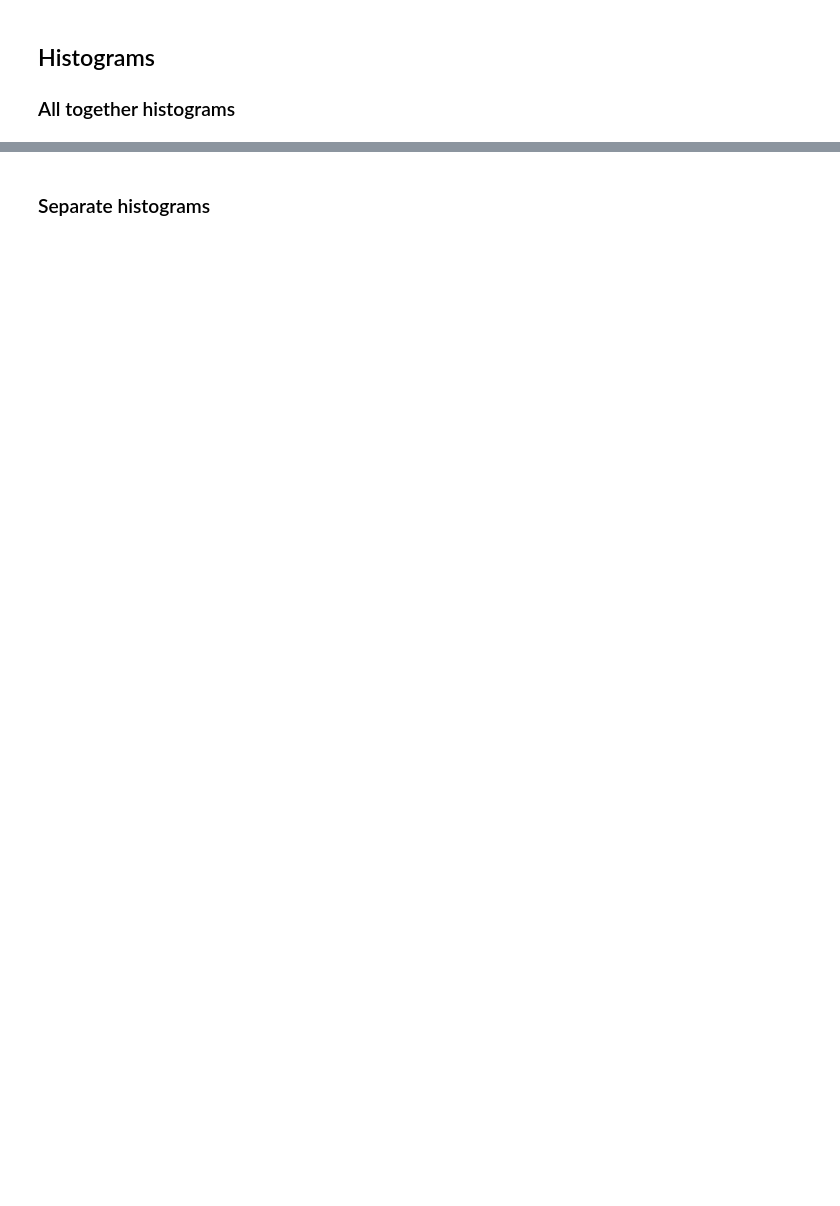
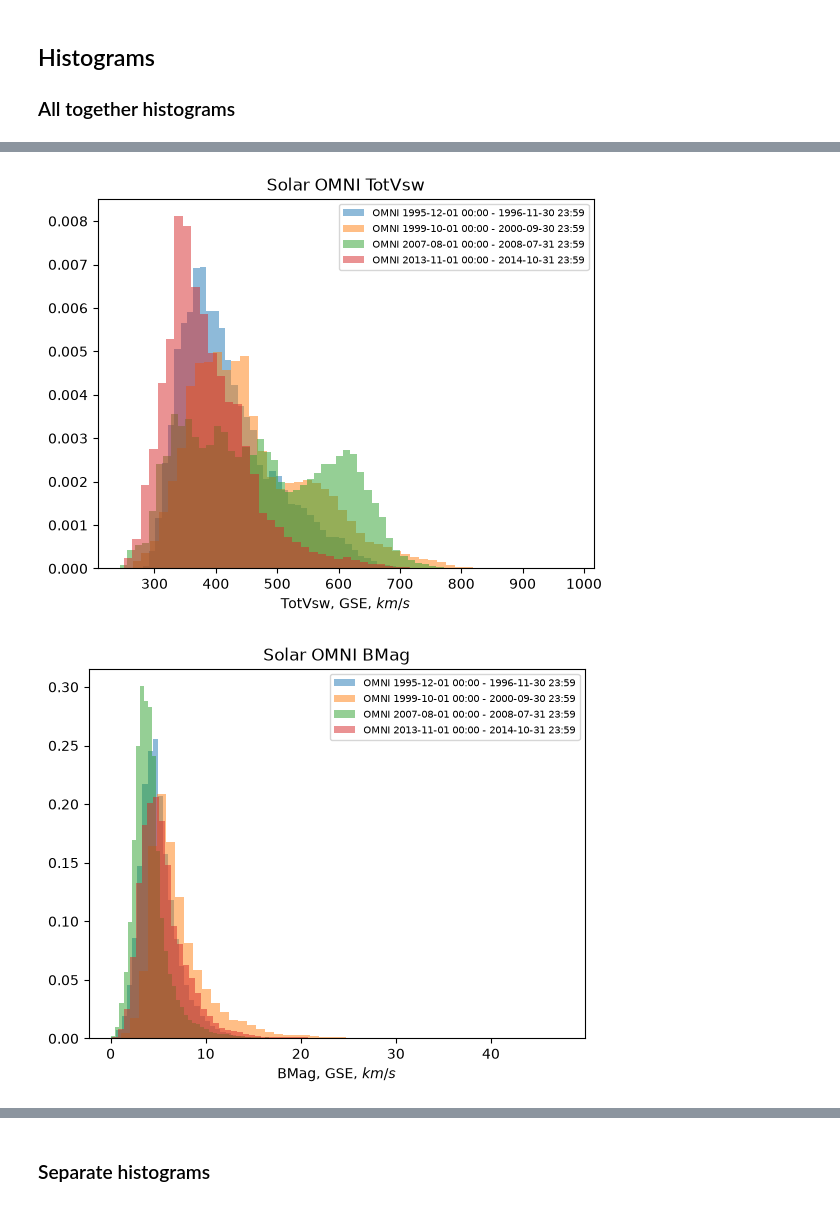
Before and after one commit to rahyndman/SolarWindCode, a Jupyter notebook: PlottingData.ipynb, the cells around one changed output, grey strips where cells are left out. Saved outputs shown, nothing was run; the diff lists cells and outputs as text; code cells hidden in the pictures; blank space fills up the shorter version.

Commit message:
More functions to make getting and plotting new data quicker. Also some legend and axis fix ups from C&L. Also normalised the histograms.

```diff
--- a/PlottingData.ipynb
+++ b/PlottingData.ipynb
@@ -184,27 +217,3 @@ PlotVswDotted(dataTSFirstDates)
 ## Histograms
 
 ### All together histograms
-# %%
-# Histogram formatting - all together
-Bin = 50
-Alpha = 0.5
-Plotting = ["TotVsw", "BMag", "BX_GSE", "BY_GSM", "BZ_GSM"]
-
-for i in range(len(Plotting)):
-    plt.hist(OMNIC23Min._data[Plotting[i]], bins = Bin, label = "OMNIC23Min", alpha = Alpha)
-    plt.hist(OMNIC23Max._data[Plotting[i]], bins = Bin, label = "OMNIC23Max", alpha = Alpha)
-    plt.hist(OMNIC24Min._data[Plotting[i]], bins = Bin, label = "OMNIC24Min", alpha = Alpha)
-    plt.hist(OMNIC24Max._data[Plotting[i]], bins = Bin, label = "OMNIC24Max", alpha = Alpha)
-    plt.title("Solar OMNI " + Plotting[i])
-    plt.xlabel(Plotting[i] + r", GSE, $km/s$")
-    plt.legend()
-    plt.show()
-
-# plt.hist(OMNIC23Min._data["BY_GSM"], bins = Bin, label = "OMNIC23Min", alpha = Alpha)
-# plt.hist(OMNIC23Max._data["BY_GSM"], bins = Bin, label = "OMNIC23Max", alpha = Alpha)
-# plt.hist(OMNIC24Min._data["BY_GSM"], bins = Bin, label = "OMNIC24Min", alpha = Alpha)
-# plt.hist(OMNIC24Max._data["BY_GSM"], bins = Bin, label = "OMNIC24Max", alpha = Alpha)
-# plt.title("Magnetic field")
-# plt.xlabel(r"By, GSM, $nT$")
-# plt.legend()
-# plt.show()
@@ -216,0 +220,22 @@ for i in range(len(Plotting)):
+# %%
+# Histogram formatting - all together
+Bin = 50
+Alpha = 0.5
+Legend = 7.5
+Plotting = ["TotVsw", "BMag", "BX_GSE", "BY_GSM", "BZ_GSM"]
+dataTimeSerieses = [dataTSFirstDatesC23Min, dataTSFirstDatesC23Max, dataTSFirstDatesC24Min, dataTSFirstDatesC24Max]
+StartAndEnd = [[startDateC23Min, endDateC23Min], [startDateC23Max, endDateC23Max], [startDateC24Min, endDateC24Min], [startDateC24Max, endDateC24Max]]
+
+def PlotHistTogether(dataTimeSerieses, VarsToPlot):
+    for i in range(len(VarsToPlot)):
+        for j in range(len(dataTimeSerieses)):
+            plt.hist(dataTimeSerieses[j]._data[VarsToPlot[i]], bins = Bin, label = "OMNI " + str(StartAndEnd[j][0] + " - " + str(StartAndEnd[j][1])), alpha = Alpha, density = True)
+        plt.title("Solar OMNI " + VarsToPlot[i])
+        plt.xlabel(VarsToPlot[i] + r", GSE, $km/s$")
+        plt.legend(fontsize=Legend)
+        plt.show()
+
+PlotHistTogether(dataTimeSerieses, Plotting)
+# %% [output]
+[figure, added]
+[figure, added]
```
Also changed, not shown: parts of 9 cells of this notebook.
